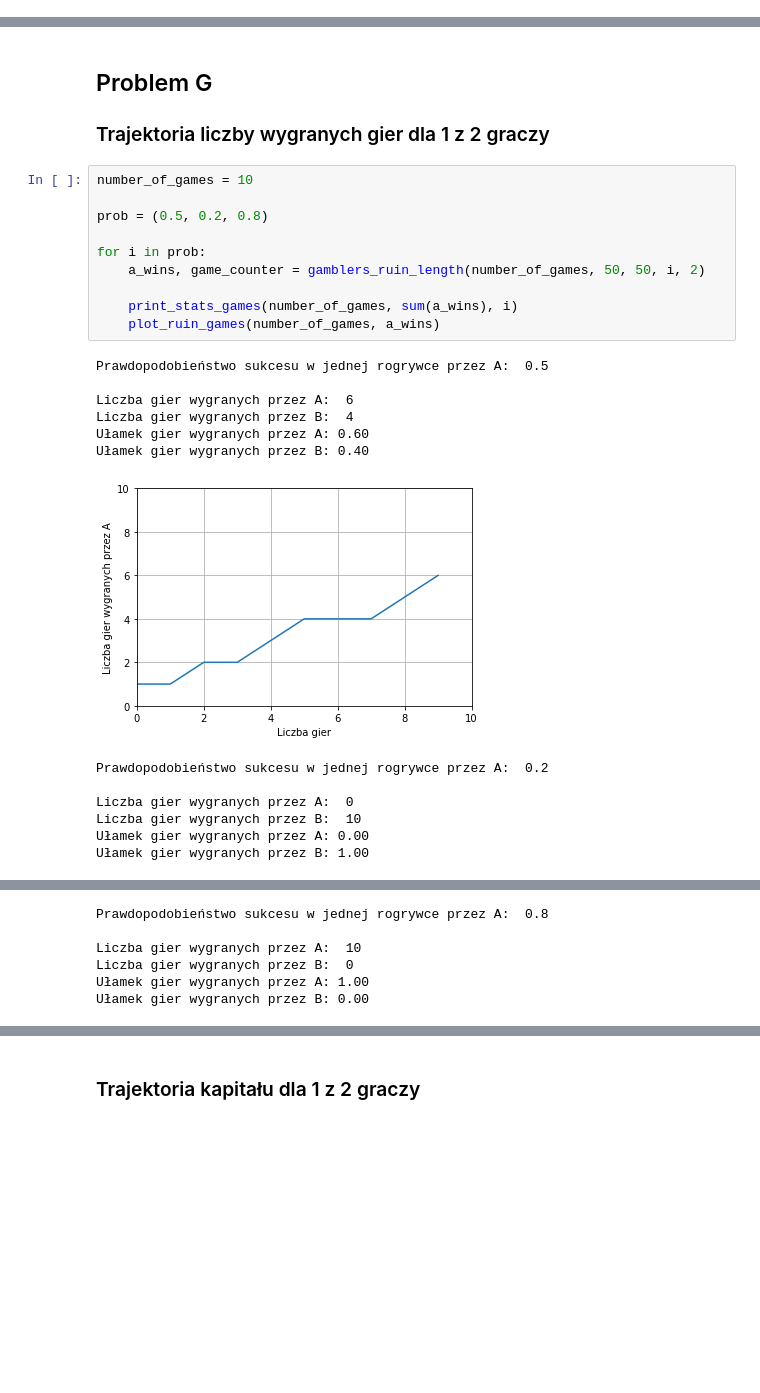
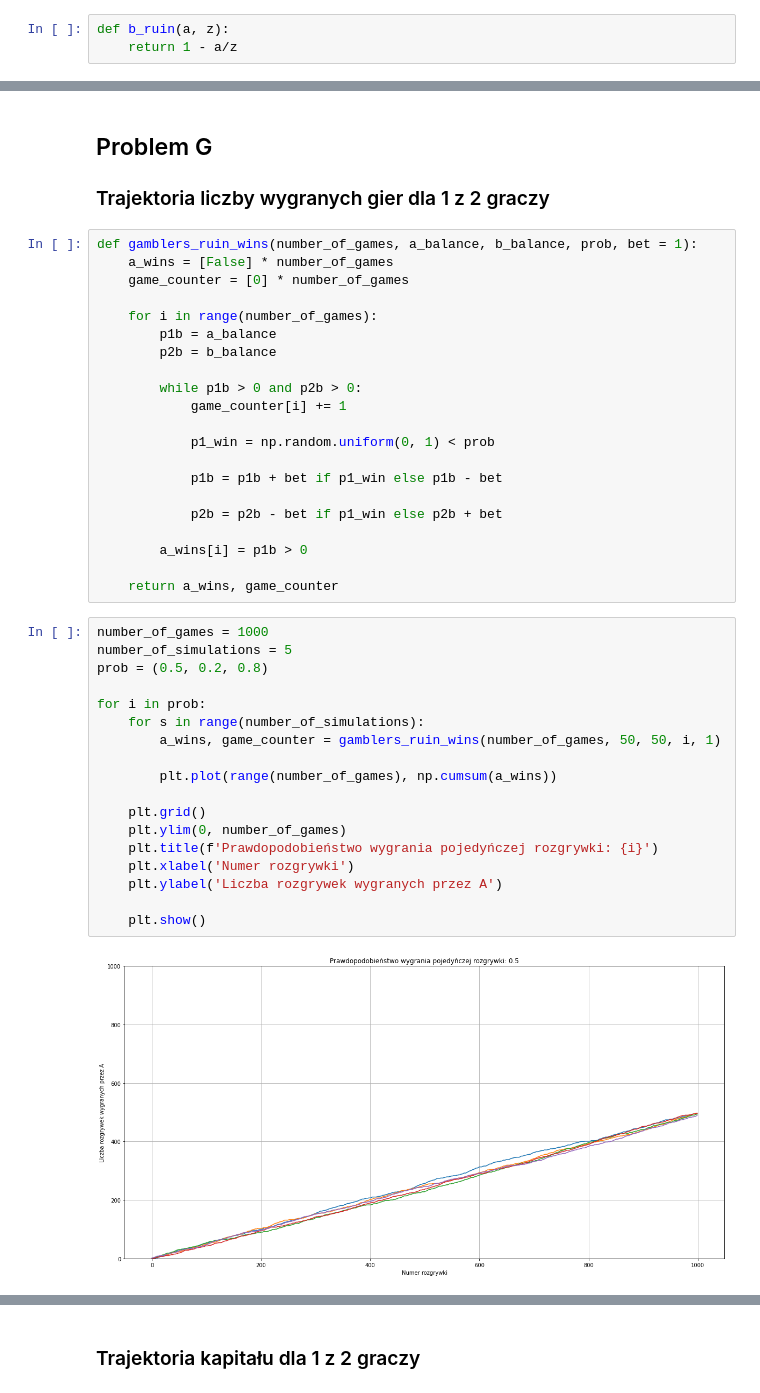
Before and after one commit to ulmii/statistical-methods, a Jupyter notebook: 1.ipynb, the cells around one changed output, grey strips where cells are left out. Drawn from its saved outputs; the diff is of its cells as text; blank space fills up the shorter version.

```diff
--- a/1.ipynb
+++ b/1.ipynb
@@ -225,0 +223,3 @@ Ułamek rozgrywek wygranych przez B: 0.47
+# %%
+def b_ruin(a, z):
+    return 1 - a/z
@@ -352,27 +294,44 @@ Ułamek gier wygranych przez B: 0.00
 ## Problem G
 
 ### Trajektoria liczby wygranych gier dla 1 z 2 graczy
+# %%
+def gamblers_ruin_wins(number_of_games, a_balance, b_balance, prob, bet = 1):
+    a_wins = [False] * number_of_games
+    game_counter = [0] * number_of_games
+
+    for i in range(number_of_games):
+        p1b = a_balance
+        p2b = b_balance
+
+        while p1b > 0 and p2b > 0:
+            game_counter[i] += 1
+
+            p1_win = np.random.uniform(0, 1) < prob
+
+            p1b = p1b + bet if p1_win else p1b - bet
+
+            p2b = p2b - bet if p1_win else p2b + bet
+
+        a_wins[i] = p1b > 0
+
+    return a_wins, game_counter
 # %%
-number_of_games = 10
-
+number_of_games = 1000
+number_of_simulations = 5
 prob = (0.5, 0.2, 0.8)
 
 for i in prob:
-    a_wins, game_counter = gamblers_ruin_length(number_of_games, 50, 50, i, 2)
+    for s in range(number_of_simulations):
+        a_wins, game_counter = gamblers_ruin_wins(number_of_games, 50, 50, i, 1)
 
-    print_stats_games(number_of_games, sum(a_wins), i)
-    plot_ruin_games(number_of_games, a_wins)
+        plt.plot(range(number_of_games), np.cumsum(a_wins))
+
+    plt.grid()
+    plt.ylim(0, number_of_games)
+    plt.title(f'Prawdopodobieństwo wygrania pojedyńczej rozgrywki: {i}')
+    plt.xlabel('Numer rozgrywki')
+    plt.ylabel('Liczba rozgrywek wygranych przez A')
+
+    plt.show()
 # %% [output]
-Prawdopodobieństwo sukcesu w jednej rogrywce przez A:  0.5
-
-Liczba gier wygranych przez A:  6
-Liczba gier wygranych przez B:  4
-Ułamek gier wygranych przez A: 0.60
-Ułamek gier wygranych przez B: 0.40
-[figure, old version]
+[figure, new version]
-Prawdopodobieństwo sukcesu w jednej rogrywce przez A:  0.2
-
-Liczba gier wygranych przez A:  0
-Liczba gier wygranych przez B:  10
-Ułamek gier wygranych przez A: 0.00
-Ułamek gier wygranych przez B: 1.00
@@ -380,6 +338,0 @@ Ułamek gier wygranych przez B: 1.00
-Prawdopodobieństwo sukcesu w jednej rogrywce przez A:  0.8
-
-Liczba gier wygranych przez A:  10
-Liczba gier wygranych przez B:  0
-Ułamek gier wygranych przez A: 1.00
-Ułamek gier wygranych przez B: 0.00
```
Also changed, not shown: parts of 28 cells of this notebook.
